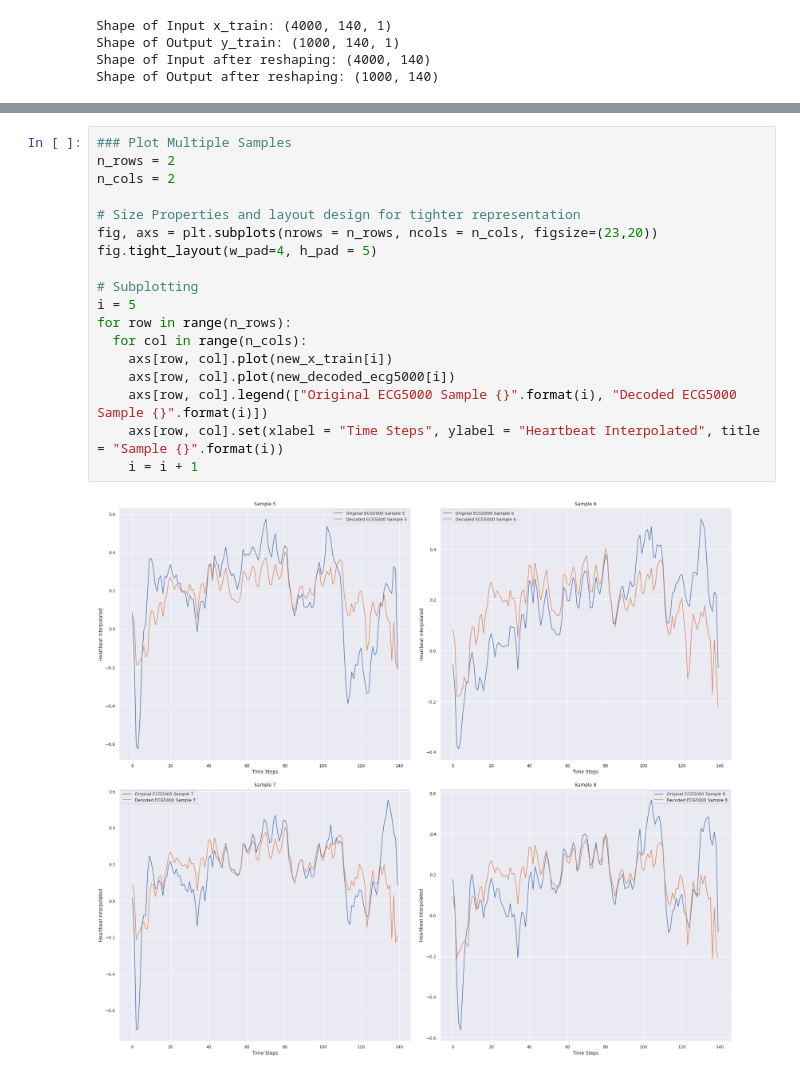
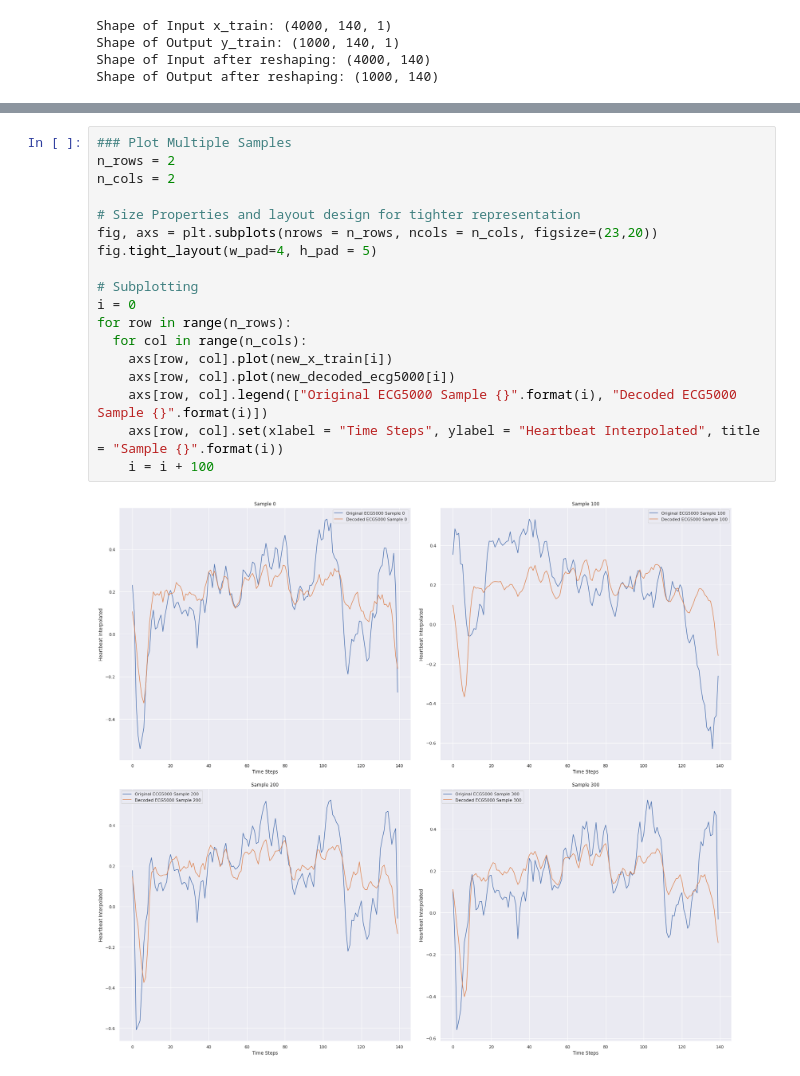
Before and after one commit to nina-prog/sem-data-analysis-VAE, a Jupyter notebook: VAE_v2.0.ipynb, the cells around one changed output, grey strips where cells are left out. Saved outputs shown, nothing was run; the diff lists cells and outputs as text.

```diff
--- a/VAE_v2.0.ipynb
+++ b/VAE_v2.0.ipynb
@@ -408,20 +421,20 @@ plt.show()
 # %%
 ### Plot Multiple Samples
 n_rows = 2
 n_cols = 2
 
 # Size Properties and layout design for tighter representation
 fig, axs = plt.subplots(nrows = n_rows, ncols = n_cols, figsize=(23,20))
 fig.tight_layout(w_pad=4, h_pad = 5)
 
 # Subplotting
-i = 5
+i = 0
 for row in range(n_rows):
   for col in range(n_cols):
     axs[row, col].plot(new_x_train[i])
     axs[row, col].plot(new_decoded_ecg5000[i])
     axs[row, col].legend(["Original ECG5000 Sample {}".format(i), "Decoded ECG5000 Sample {}".format(i)])
     axs[row, col].set(xlabel = "Time Steps", ylabel = "Heartbeat Interpolated", title = "Sample {}".format(i))
-    i = i + 1
+    i = i + 100
 # %% [output]
-[figure, old version]
+[figure, new version]
```
Also changed, not shown: parts of 9 cells of this notebook.
